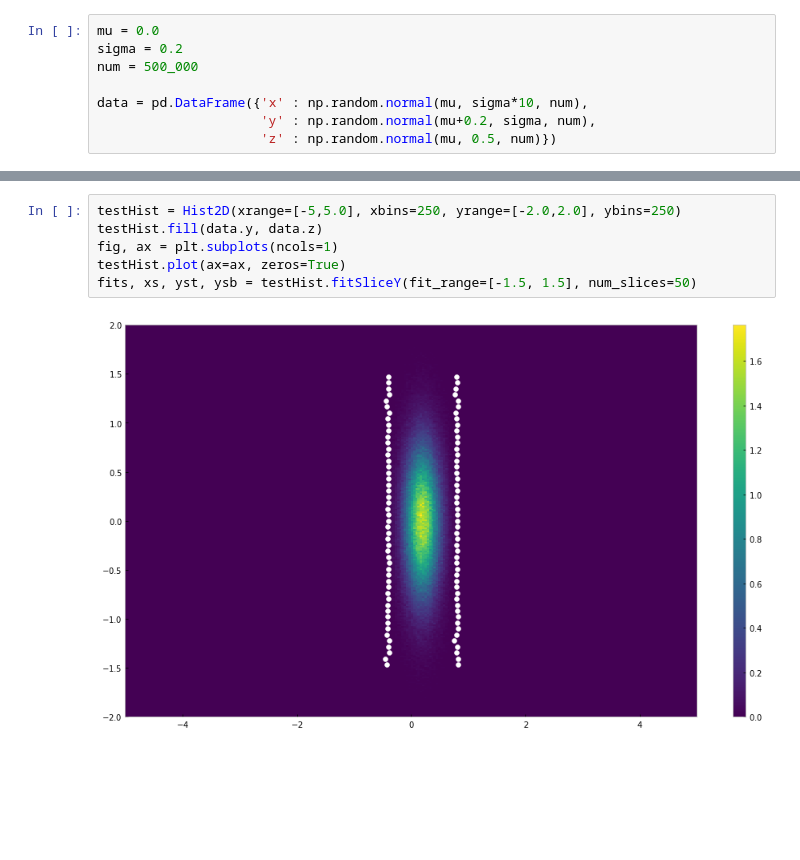
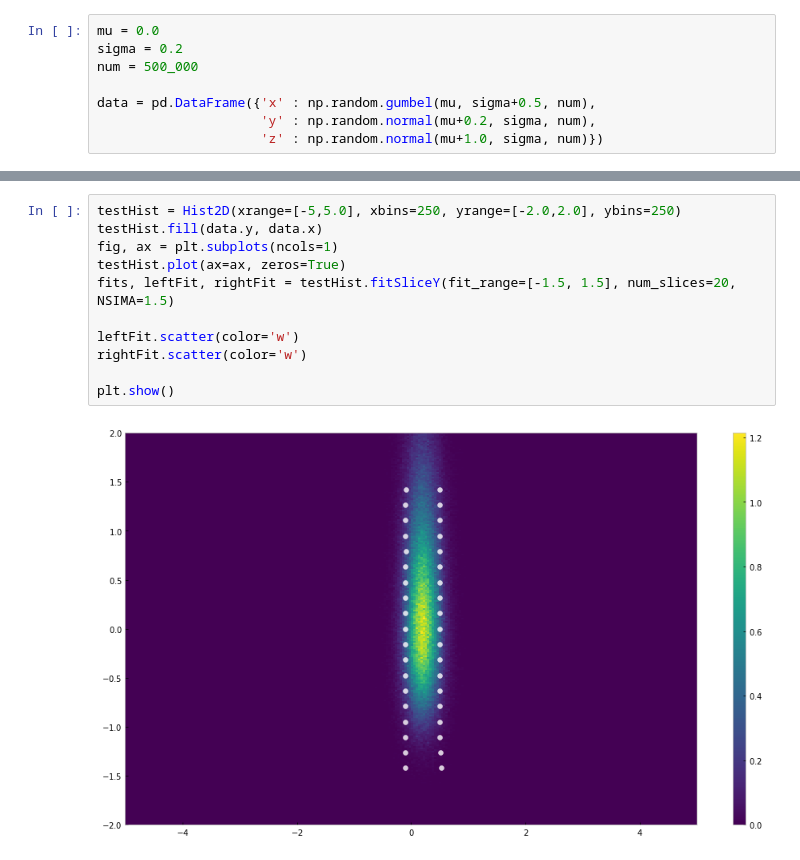
Before and after one commit to tylern4/nicks_plot_utils, a Jupyter notebook: Examples/Example_Hist2D.ipynb, the cells around one changed output, grey strips where cells are left out. Saved outputs shown, nothing was run; the diff lists cells and outputs as text; blank space fills up the shorter version.

```diff
--- a/Examples/Example_Hist2D.ipynb
+++ b/Examples/Example_Hist2D.ipynb
@@ -11,9 +13,9 @@ mu = 0.0
 sigma = 0.2
 num = 500_000
 
-data = pd.DataFrame({'x' : np.random.normal(mu, sigma*10, num),
+data = pd.DataFrame({'x' : np.random.gumbel(mu, sigma+0.5, num),
                      'y' : np.random.normal(mu+0.2, sigma, num),
-                     'z' : np.random.normal(mu, 0.5, num)})
+                     'z' : np.random.normal(mu+1.0, sigma, num)})
 # %%
 testHist = Hist2D(xrange=[-5.0,5.0], xbins=250, yrange=[-1.0,1.0], ybins=250)
 testHist.fill(data.x, data.y)
@@ -61,8 +69,13 @@ fits, xs, yst, ysb = testHist.fitSliceX(fit_range=[-2, 2], num_slices=50)
 # %%
 testHist = Hist2D(xrange=[-5,5.0], xbins=250, yrange=[-2.0,2.0], ybins=250)
-testHist.fill(data.y, data.z)
+testHist.fill(data.y, data.x)
 fig, ax = plt.subplots(ncols=1)
 testHist.plot(ax=ax, zeros=True)
-fits, xs, yst, ysb = testHist.fitSliceY(fit_range=[-1.5, 1.5], num_slices=50)
+fits, leftFit, rightFit = testHist.fitSliceY(fit_range=[-1.5, 1.5], num_slices=20, NSIMA=1.5)
+
+leftFit.scatter(color='w')
+rightFit.scatter(color='w')
+
+plt.show()
 # %% [output]
-[figure, old version]
+[figure, new version]
```
Also changed, not shown: parts of 4 cells of this notebook, 1 other file.
